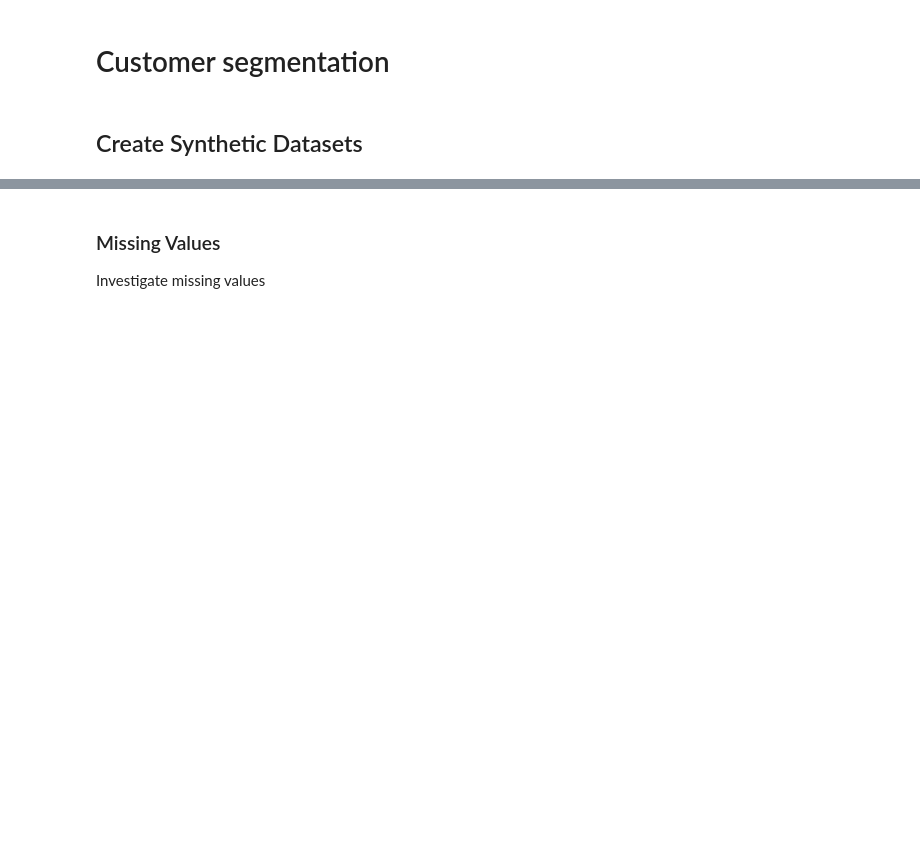
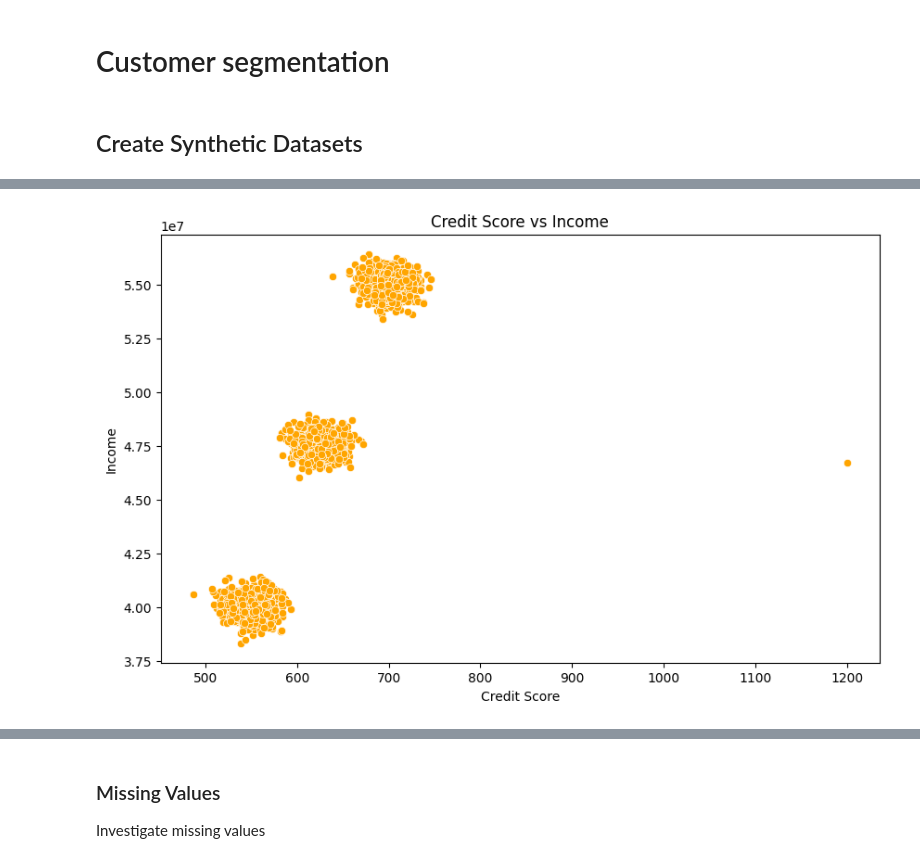
Before and after one commit to datakind/difit, a Jupyter notebook: financial_service_provider.ipynb, the cells around one changed output, grey strips where cells are left out. Saved outputs shown, nothing was run; the diff lists cells and outputs as text; code cells hidden in the pictures; blank space fills up the shorter version.

```diff
--- a/financial_service_provider.ipynb
+++ b/financial_service_provider.ipynb
@@ -369,0 +251,9 @@ dtype: object
+# %%
+plt.figure(figsize=(10, 6))
+sns.scatterplot(x='credit_score', y='income', data=df, color = "orange")
+plt.title('Credit Score vs Income')
+plt.xlabel('Credit Score')
+plt.ylabel('Income')
+plt.show()
+# %% [output]
+[figure, added]
```
Also changed, not shown: parts of 74 cells of this notebook, 1 other file.
